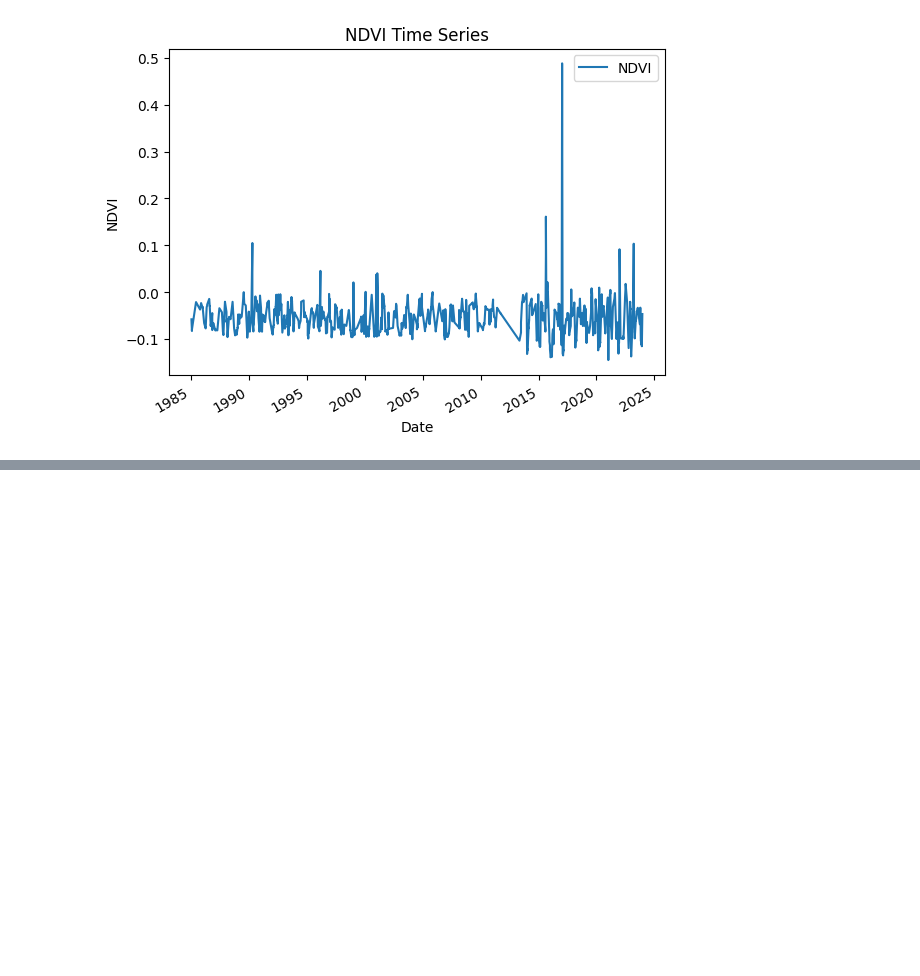
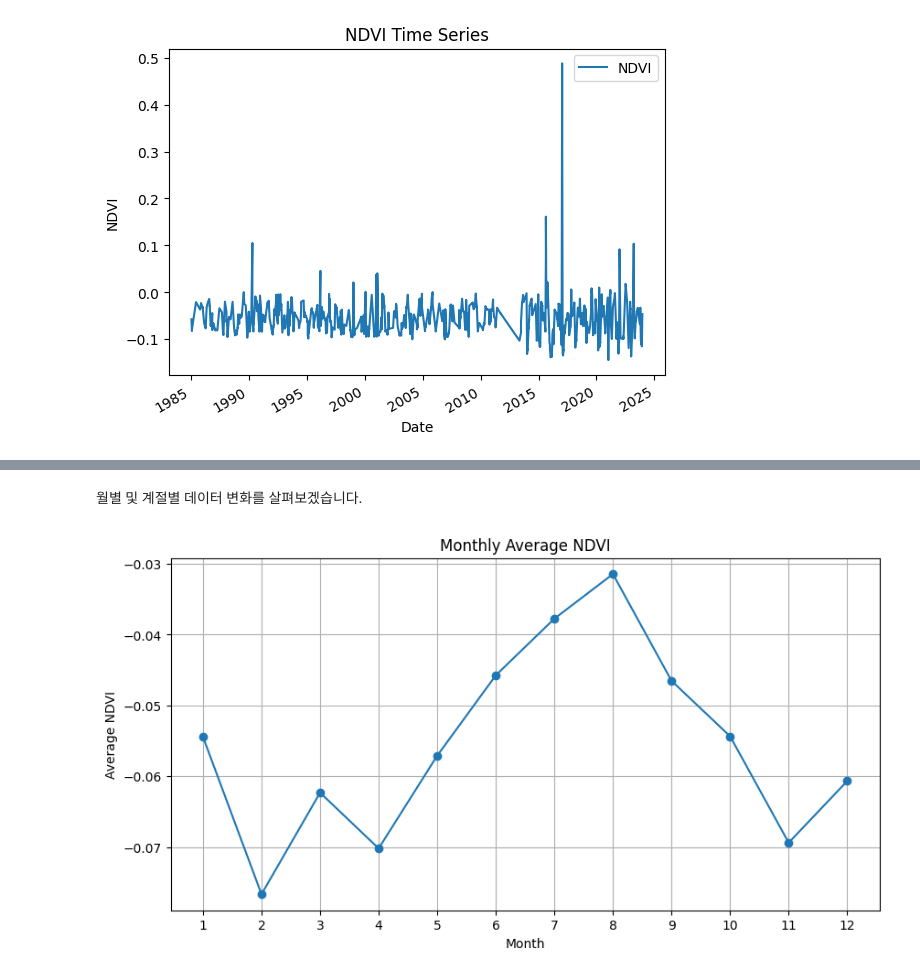
Before and after one commit to jjangmo91/Cervus-nippon_Anmado-Is., a Jupyter notebook: Cervus-nippon_Anmado-Is.ipynb, the cells around one changed output, grey strips where cells are left out. Cells and saved outputs as stored; diff of their text form; code cells hidden in the pictures; blank space fills up the shorter version.

```diff
--- a/Cervus-nippon_Anmado-Is.ipynb
+++ b/Cervus-nippon_Anmado-Is.ipynb
@@ -568,0 +270,20 @@ KeyError: 'date'
+# %% [markdown]
+월별 및 계절별 데이터 변화를 살펴보겠습니다.
+# %%
+# 월을 추출하여 새로운 열 생성
+df_m['month'] = df_m['date'].dt.month
+
+# 월별 평균 NDVI 계산
+monthly_avg_ndvi = df_m.groupby('month')['NDVI'].mean().reset_index()
+
+# 월별 NDVI 변화 시각화
+plt.figure(figsize=(10, 5))
+plt.plot(monthly_avg_ndvi['month'], monthly_avg_ndvi['NDVI'], marker='o')
+plt.title('Monthly Average NDVI')
+plt.xlabel('Month')
+plt.ylabel('Average NDVI')
+plt.xticks(range(1, 13))  # 1월부터 12월까지
+plt.grid(True)
+plt.show()
+# %% [output]
+[figure, added]
```
Also changed, not shown: parts of 34 cells of this notebook.
